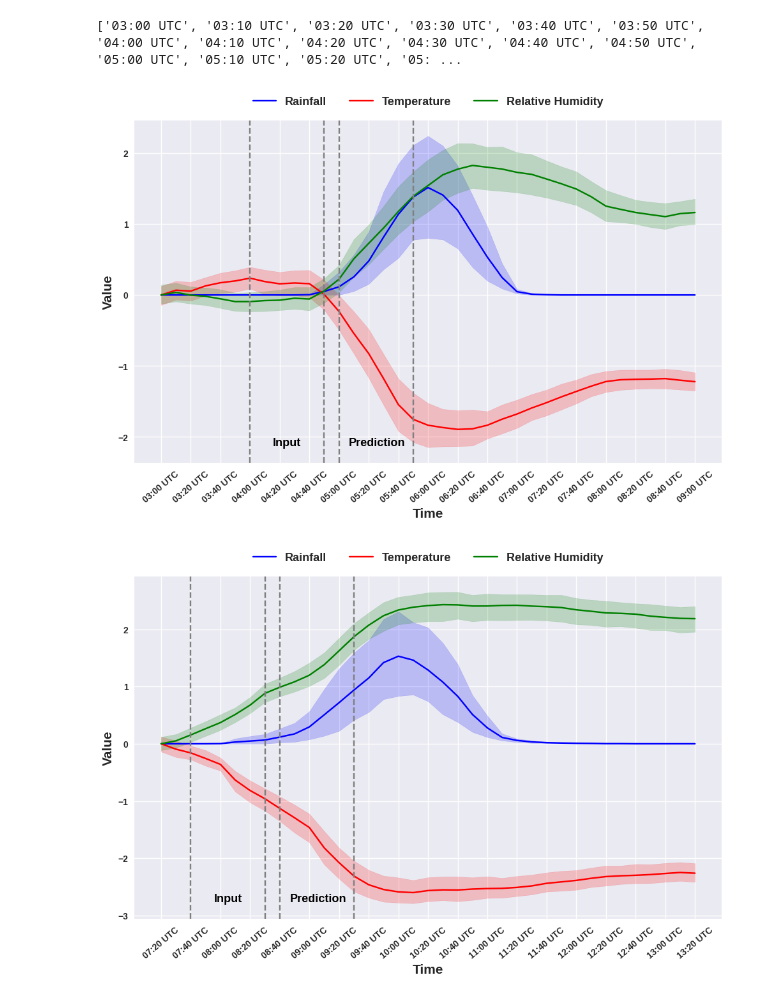
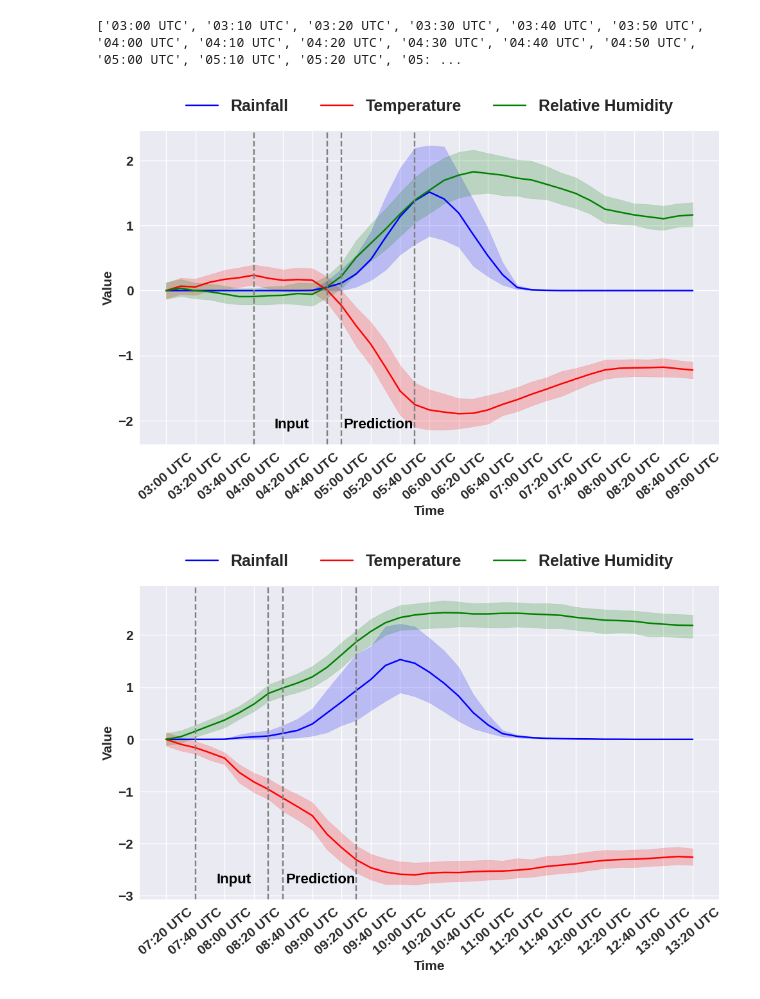
Before and after one commit to tsugumi-sys/poteka_data_analysis, a Jupyter notebook: EDA/rain/superposed_epoch_analysis_highquality.ipynb, the cells around one changed output. Cells and saved outputs as stored; diff of their text form; code cells hidden in the pictures.

Commit message:
add eps figures

```diff
--- a/EDA/rain/superposed_epoch_analysis_highquality.ipynb
+++ b/EDA/rain/superposed_epoch_analysis_highquality.ipynb
@@ -109,12 +109,12 @@ plt.style.use('seaborn')
 def set_legends(
         ax, handles, labels,
         legend_labels = ["Rainfall", "Temperature", "Relative Humidity", "Wind Speed", "NS-Wind", "EW-Wind"],
-        legend_bbox_to_anchor=(0.48, 1.13)
+        legend_bbox_to_anchor=(0.48, 1.2)
     ):
     if legend_labels:
-        ax.legend(handles, legend_labels, prop={'size': 13, 'weight': 'bold'}, loc='upper center', ncol=3, bbox_to_anchor=legend_bbox_to_anchor)
+        ax.legend(handles, legend_labels, prop={'size': 18, 'weight': 'bold'}, loc='upper center', ncol=3, bbox_to_anchor=legend_bbox_to_anchor)
         return
-    plt.legend(prop={'size': 13, 'weight': 'bold'}, loc='upper center', ncol=4, bbox_to_anchor=legend_bbox_to_anchor)
+    plt.legend(prop={'size': 18, 'weight': 'bold'}, loc='upper center', ncol=4, bbox_to_anchor=legend_bbox_to_anchor)
 
 def set_labels(ax):
     fontsize, fontweight = 15, 'bold'
@@ -134,8 +134,10 @@ def set_ticks(ax, xticks = None, yticks = None, xticklabels = None, yticklabels
 
     for obj in ax.get_xticklabels():
         obj.set_fontweight(fontweight)
+        obj.set_fontsize(fontsize)
     for obj in ax.get_yticklabels():
         obj.set_fontweight(fontweight)
+        obj.set_fontsize(fontsize)
 
 def get_palette(target_params, colors = ['blue', 'red', 'green', 'purple', 'skyblue', 'y']):
     return {name: col for name, col in zip(target_params, colors)}
@@ -156,7 +158,7 @@ set_labels(ax)
 set_ticks(ax)
 
 plt.tight_layout()
-plt.savefig('alldata-epoch-analysis.svg', format='svg', bbox_inches='tight', transparent=True)
+plt.savefig('alldata-epoch-analysis.pdf', format='pdf', bbox_inches='tight')
 plt.show()
 plt.close()
 # %% [output]
@@ -185,7 +187,7 @@ def get_x_from_utc(target_utc, original_times, utc_times):
 def set_xlines(ax, labeltext: str, labelx, labely, start = None, end = None):
     if start:
         ax.axvline(x=start, color='gray', linestyle='--')
-    ax.text(labelx, labely, labeltext, fontweight='bold', color='black', fontsize=13, transform=ax.transAxes)
+    ax.text(labelx, labely, labeltext, fontweight='bold', color='black', fontsize=16, transform=ax.transAxes)
     if end:
         ax.axvline(x=end, color='gray', linestyle='--')
 # %%
@@ -211,7 +213,7 @@ g = sns.lineplot(
     palette=get_palette(target_params, ['blue', 'red', 'green'])
 )
 handles, labels = g.get_legend_handles_labels()
-set_legends(ax, handles, labels, legend_labels = ["Rainfall", "Temperature", "Relative Humidity"], legend_bbox_to_anchor=(0.5, 1.1))
+set_legends(ax, handles, labels, legend_labels = ["Rainfall", "Temperature", "Relative Humidity"], legend_bbox_to_anchor=(0.5, 1.15))
 set_labels(ax)
 ax.set_xlabel('Time')
 utc_times = get_times(target_date)
@@ -224,24 +226,24 @@ set_ticks(ax, xticks=original_times, xticklabels=utc_times)
 # )
 set_xlines(
     ax, labeltext='Input',
-    labelx=0.235, labely=0.05,
+    labelx=0.232, labely=0.05,
     start=get_x_from_utc('04:00 UTC', original_times, utc_times),
     end=get_x_from_utc('04:50 UTC', original_times, utc_times),
 )
 set_xlines(
     ax, labeltext='Prediction',
-    labelx=0.365, labely=0.05,
+    labelx=0.352, labely=0.05,
     start=get_x_from_utc('05:00 UTC', original_times, utc_times),
     end=get_x_from_utc('05:50 UTC', original_times, utc_times),
 )
 ax.set_xticks(ax.get_xticks()[::2])
 plt.xticks(rotation=40)
 plt.tight_layout()
-plt.savefig('20200914-epoch-analysis.svg', format='svg', bbox_inches='tight', transparent=True)
+plt.savefig('20200914-epoch-analysis.pdf', format='pdf', bbox_inches='tight')
 plt.show()
 plt.close()
 # %% [output]
-[figure, old version]
+[figure, new version]
 # %%
 target_params = ["Hourly rainfall", "Temperature", "Relative Humidity"]
 target_date = "2019-10-12"
@@ -264,35 +266,35 @@ g = sns.lineplot(
     ax=ax,
     palette=get_palette(target_params, ['blue', 'red', 'green'])
 )
 handles, labels = g.get_legend_handles_labels()
-set_legends(ax, handles, labels, legend_labels = ["Rainfall", "Temperature", "Relative Humidity"], legend_bbox_to_anchor=(0.5, 1.1))
+set_legends(ax, handles, labels, legend_labels = ["Rainfall", "Temperature", "Relative Humidity"], legend_bbox_to_anchor=(0.5, 1.15))
 set_labels(ax)
 ax.set_xlabel('Time')
 utc_times = get_times(target_date)
 original_times = sorted(target_df.Time.unique().tolist())
 set_ticks(ax, xticks=original_times, xticklabels=utc_times)
 # set_xlines(
 #     ax, labeltext='Input', labelx='04:20 UTC', labely=-1.5,
 #     start=original_times[utc_times.index('04:00 UTC')],
 #     end=original_times[utc_times.index('04:50 UTC')],
 # )
 set_xlines(
     ax, labeltext='Input',
-    labelx=0.135, labely=0.05,
+    labelx=0.132, labely=0.05,
     start=get_x_from_utc('07:40 UTC', original_times, utc_times),
     end=get_x_from_utc('08:30 UTC', original_times, utc_times),
 )
 set_xlines(
     ax, labeltext='Prediction',
-    labelx=0.265, labely=0.05,
+    labelx=0.252, labely=0.05,
     start=get_x_from_utc('08:40 UTC', original_times, utc_times),
     end=get_x_from_utc('09:30 UTC', original_times, utc_times),
 )
 ax.set_xticks(ax.get_xticks()[::2])
 plt.xticks(rotation=40)
 plt.tight_layout()
-plt.savefig('20191012-epoch-analysis.svg', format='svg', bbox_inches='tight', transparent=True)
+plt.savefig('20191012-epoch-analysis.pdf', format='pdf', bbox_inches='tight')
 plt.show()
 plt.close()
 # %% [output]
-[figure, old version]
+[figure, new version]
```
Also changed, not shown: parts of 1 cell of this notebook.
